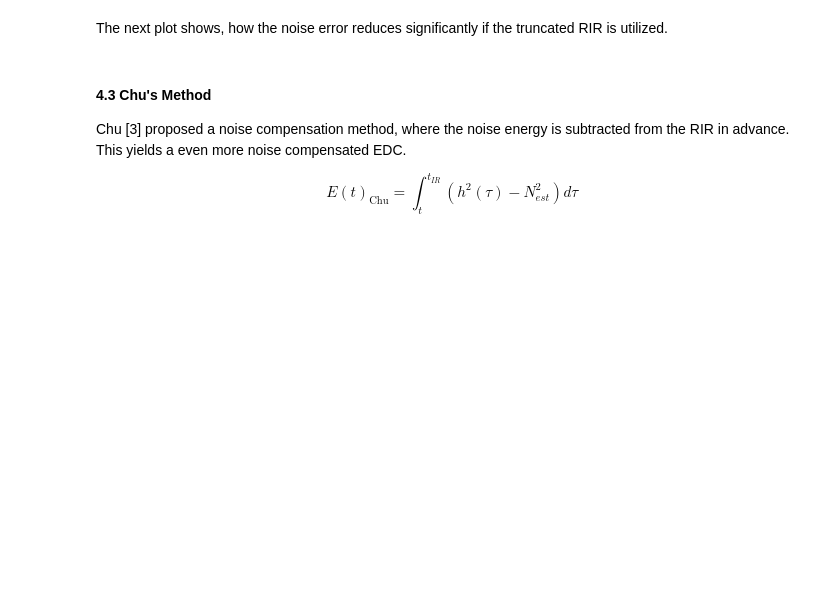
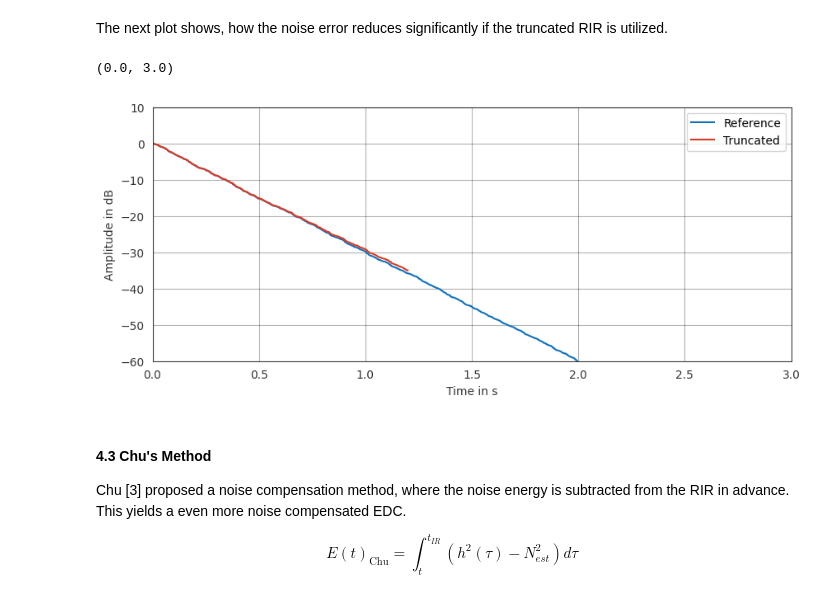
Before and after one commit to pyfar/pyrato, a Jupyter notebook: examples/energy_decay_curves_and_reverberation_time.ipynb, the cells around one changed output. Cells and saved outputs as stored; diff of their text form; code cells hidden in the pictures; blank space fills up the shorter version.

```diff
--- a/examples/energy_decay_curves_and_reverberation_time.ipynb
+++ b/examples/energy_decay_curves_and_reverberation_time.ipynb
@@ -164,16 +179,19 @@ print(output_string)
 # %% [markdown]
 The next plot shows, how the noise error reduces significantly if the truncated RIR is utilized.
 # %%
-edc_truncation = ra.energy_decay_curve_truncation(
+edc_truncation = ra.edc.energy_decay_curve_truncation(
         rir_1_noise, freq='broadband', is_energy=False, time_shift=True,
         channel_independent=False, normalize=True, plot=False)
 
 plt.figure(figsize=(10, 4))
 pf.plot.time(edc_full_rir_compare, dB=True, log_prefix=10, label='Reference')
 pf.plot.time(edc_truncation, dB=True, log_prefix=10, label='Truncated')
 plt.legend()
 plt.ylim(-60)
 plt.xlim(0, 3)
+# %% [output]
+(0.0, 3.0)
+[figure, added]
 # %% [markdown]
 #### 4.3 Chu's Method
 
```
Also changed, not shown: parts of 14 cells of this notebook, 4 other files.
